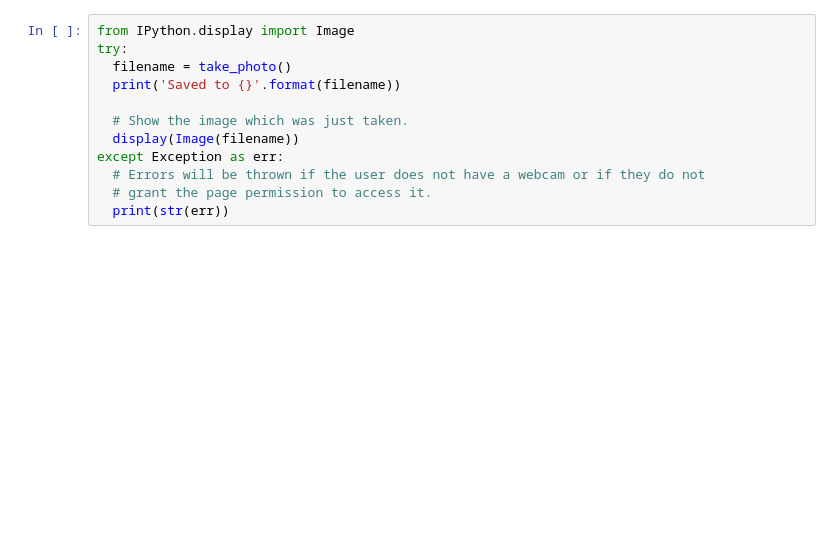
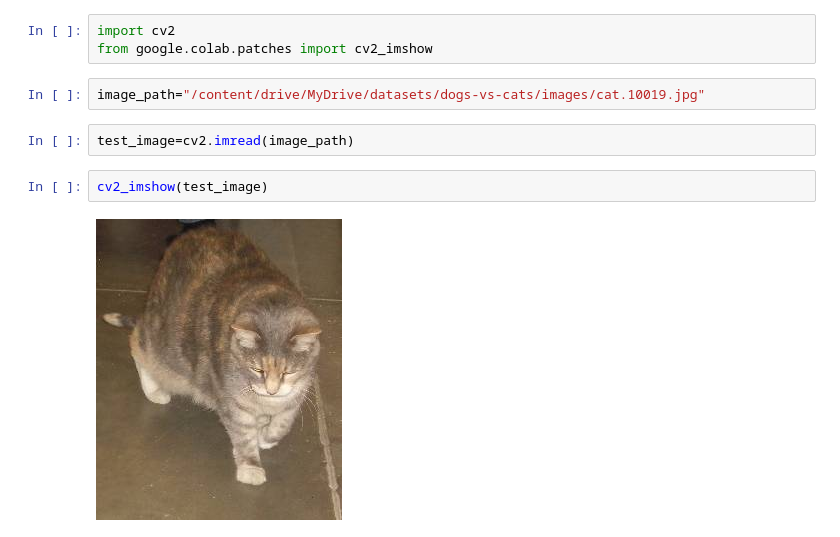
Before and after one commit to vkjadon/tf-CNN, a Jupyter notebook: tf103openCV.ipynb, the cells around one changed output. Cells and saved outputs as stored; diff of their text form; blank space fills up the shorter version.

```diff
--- a/tf103openCV.ipynb
+++ b/tf103openCV.ipynb
@@ -46,12 +3,11 @@ def take_photo(filename='photo.jpg', quality=0.8):
-# %%
-from IPython.display import Image
-try:
-  filename = take_photo()
-  print('Saved to {}'.format(filename))
-
-  # Show the image which was just taken.
-  display(Image(filename))
-except Exception as err:
-  # Errors will be thrown if the user does not have a webcam or if they do not
-  # grant the page permission to access it.
-  print(str(err))
+# %%
+import cv2
+from google.colab.patches import cv2_imshow
+# %%
+image_path="/content/drive/MyDrive/datasets/dogs-vs-cats/images/cat.10019.jpg"
+# %%
+test_image=cv2.imread(image_path)
+# %%
+cv2_imshow(test_image)
+# %% [output]
+[figure, added]
```
Also changed, not shown: parts of 2 cells of this notebook.
